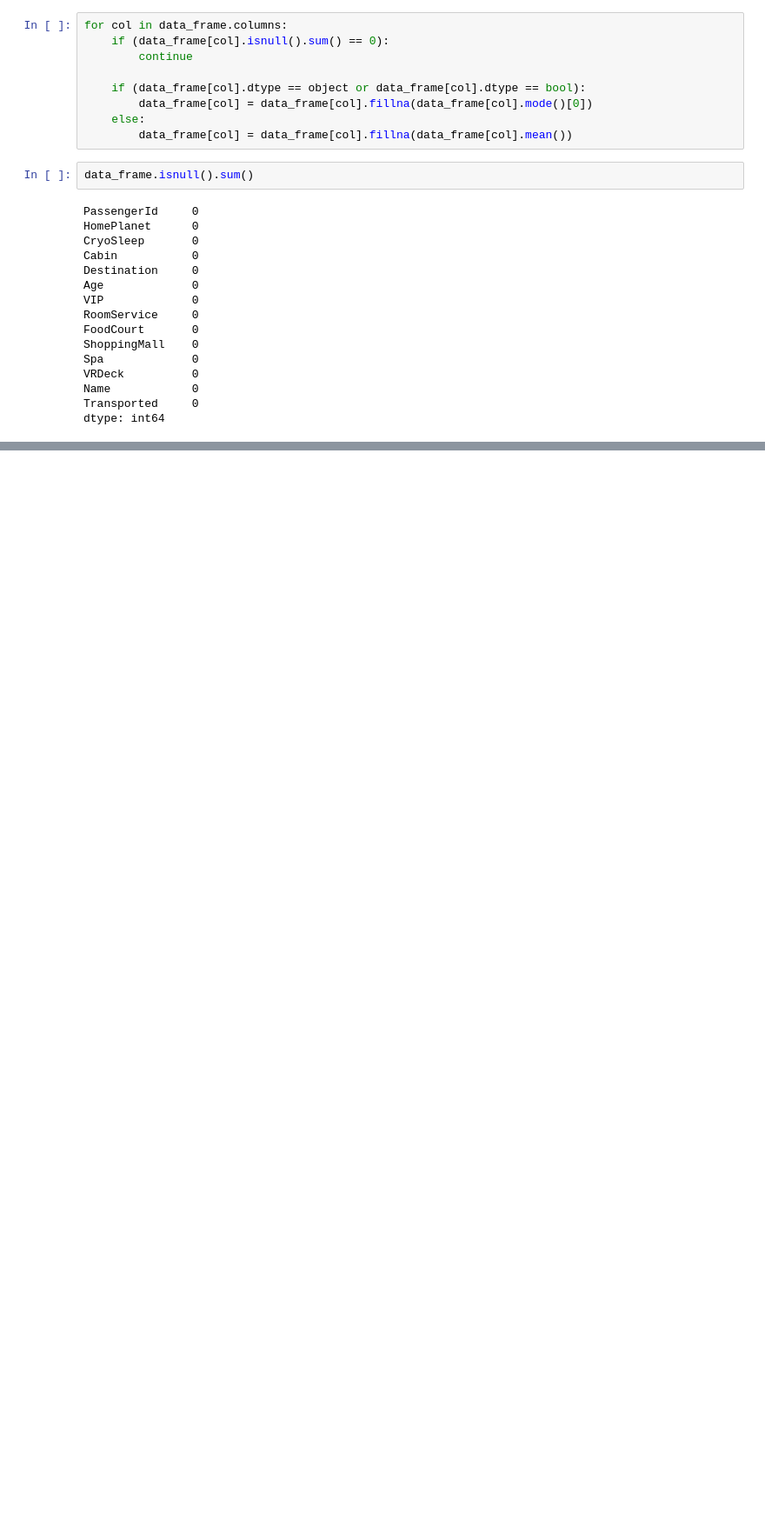
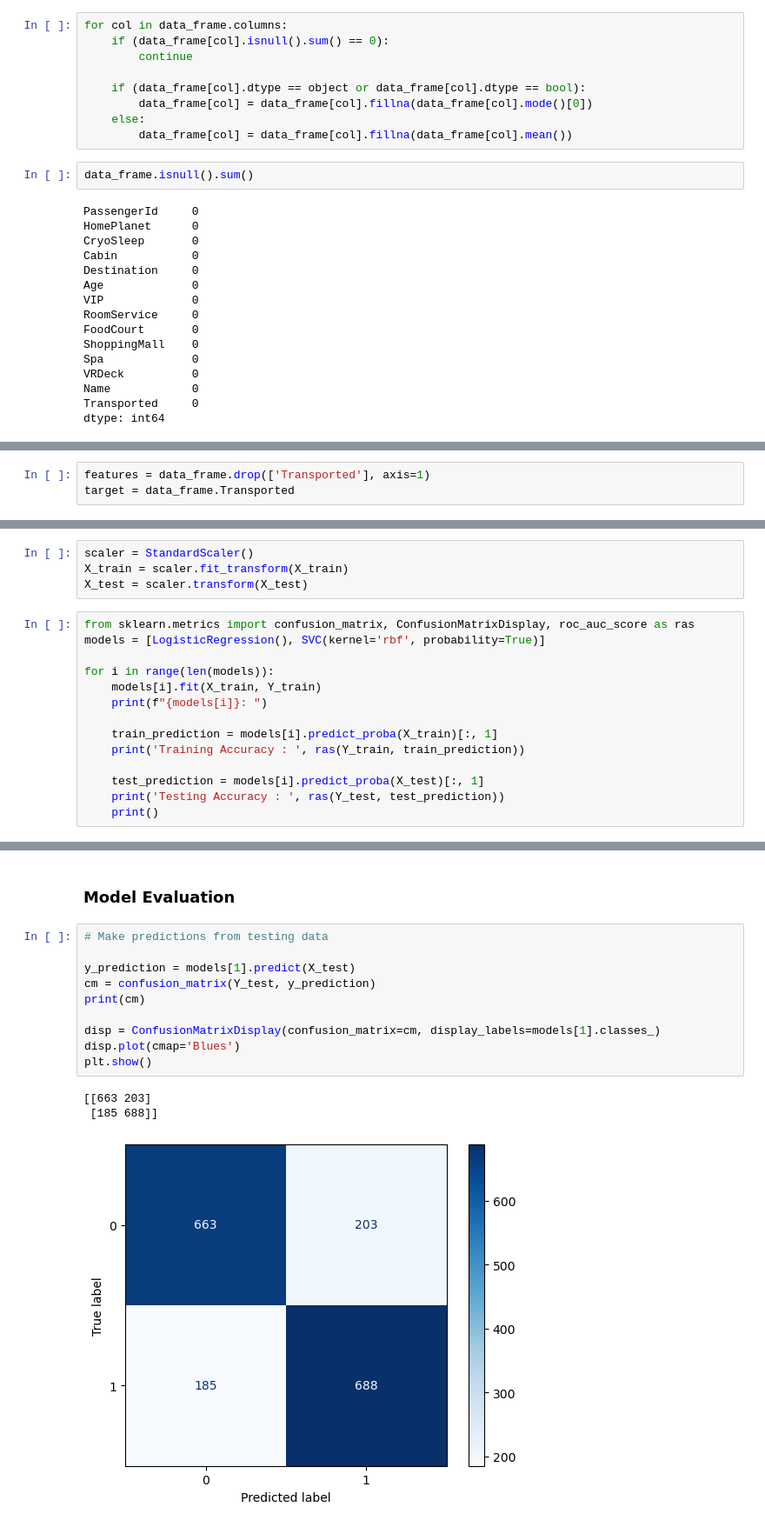
Before and after one commit to Arjit-Prakher/Spaceship-Titanic, a Jupyter notebook: Spaceship-Titanic.ipynb, the cells around one changed output, grey strips where cells are left out. Shown at 87% size. Drawn from its saved outputs; the diff is of its cells as text; blank space fills up the shorter version.

```diff
--- a/Spaceship-Titanic.ipynb
+++ b/Spaceship-Titanic.ipynb
@@ -235,0 +307,3 @@ dtype: int64
+# %%
+features = data_frame.drop(['Transported'], axis=1)
+target = data_frame.Transported
@@ -235,0 +316,18 @@ dtype: int64
+# %%
+scaler = StandardScaler()
+X_train = scaler.fit_transform(X_train)
+X_test = scaler.transform(X_test)
+# %%
+from sklearn.metrics import confusion_matrix, ConfusionMatrixDisplay, roc_auc_score as ras
+models = [LogisticRegression(), SVC(kernel='rbf', probability=True)]
+
+for i in range(len(models)):
+    models[i].fit(X_train, Y_train)
+    print(f"{models[i]}: ")
+
+    train_prediction = models[i].predict_proba(X_train)[:, 1]
+    print('Training Accuracy : ', ras(Y_train, train_prediction))
+
+    test_prediction = models[i].predict_proba(X_test)[:, 1]
+    print('Testing Accuracy : ', ras(Y_test, test_prediction))
+    print()
@@ -235,0 +342,16 @@ dtype: int64
+# %% [markdown]
+### Model Evaluation
+# %%
+# Make predictions from testing data
+
+y_prediction = models[1].predict(X_test)
+cm = confusion_matrix(Y_test, y_prediction)
+print(cm)
+
+disp = ConfusionMatrixDisplay(confusion_matrix=cm, display_labels=models[1].classes_)
+disp.plot(cmap='Blues')
+plt.show()
+# %% [output]
+[[663 203]
+ [185 688]]
+[figure, added]
```
Also changed, not shown: parts of 14 cells of this notebook.
